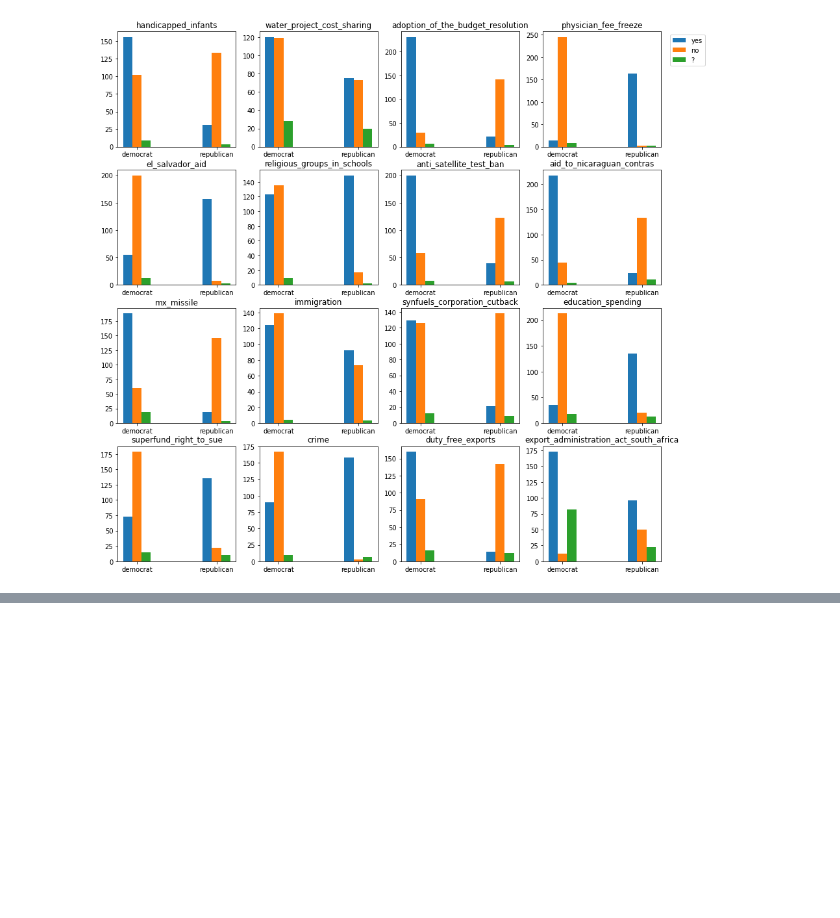
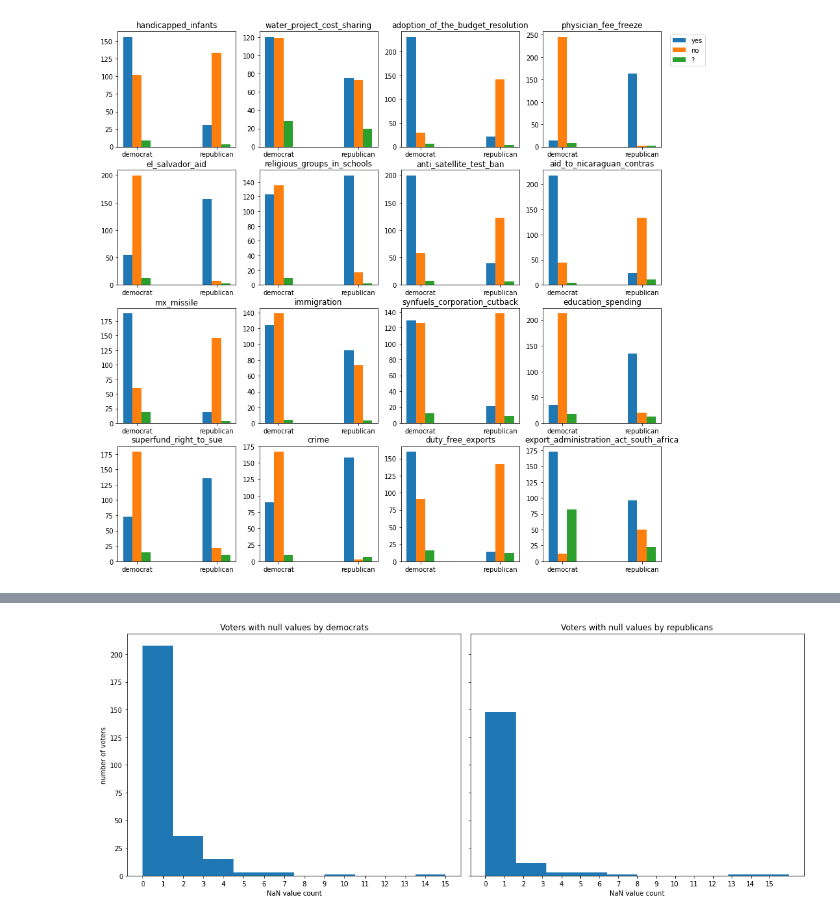
Before and after one commit to gekas145/WUM-2021-Projekty, a Jupyter notebook: eksploracja.ipynb, the cells around one changed output, grey strips where cells are left out. Cells and saved outputs as stored; diff of their text form; code cells hidden in the pictures; blank space fills up the shorter version.

```diff
--- a/eksploracja.ipynb
+++ b/eksploracja.ipynb
@@ -60,6 +60,7 @@ for column in columns:
 
 df.info() # zamiana wartości w kolumnach:
 # y -> 1; n -> 0; ? -> nan
+df1 = df.copy() # na przyszłość
 # %% [output]
 <class 'pandas.core.frame.DataFrame'>
 RangeIndex: 435 entries, 0 to 434
@@ -173,0 +173,25 @@ plt.show()
+# %%
+nan_count = pd.DataFrame(df.isnull().sum(axis=1))
+nan_count.columns = ["nan_count"]
+df1 = pd.concat([nan_count, df1], axis=1)
+# %%
+# Sprawdźmy ile braków jest w poszczególnych wierszach
+ticks = np.arange(16)
+
+fig, axs = plt.subplots(1, 2, sharey=True, tight_layout=True, figsize=(15,6))
+
+axs[0].hist(df1[df1["political_party"] == "democrat"].nan_count)
+axs[0].set_title("Voters with null values by democrats")
+axs[0].set_xticks(ticks)
+axs[0].set_xlabel("NaN value count")
+axs[0].set_ylabel("number of voters")
+
+axs[1].hist(df1[df1["political_party"] == "republican"].nan_count)
+axs[1].set_title("Voters with null values by republicans")
+axs[1].set_xticks(ticks)
+axs[1].set_xlabel("NaN value count")
+
+plt.show()
+# Przeważają wiersze o 0 lub 1 braku
+# %% [output]
+[figure, added]
```
Also changed, not shown: parts of 4 cells of this notebook.
